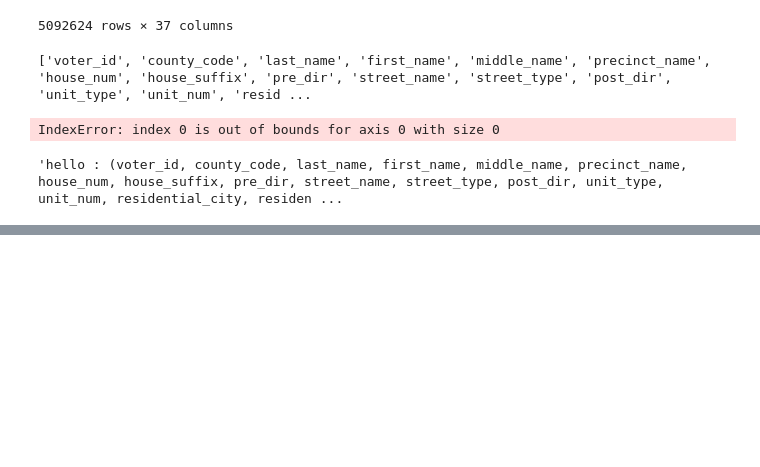
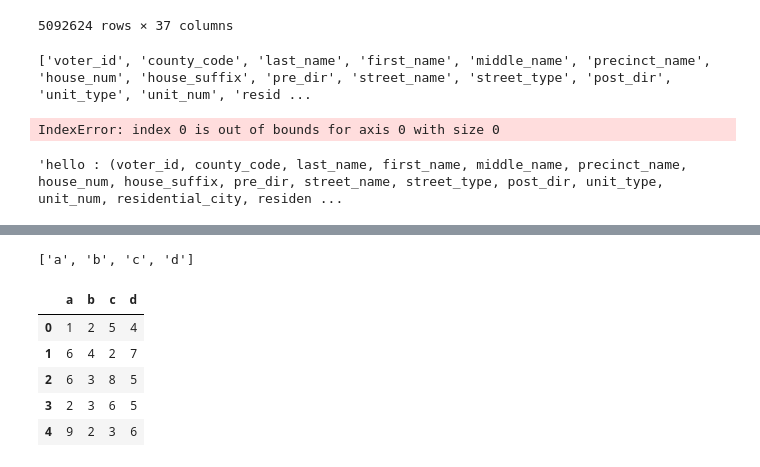
Before and after one commit to jasonbossert/colorado_elections, a Jupyter notebook: notebooks/data_02_reg_voters.ipynb, the cells around one changed output, grey strips where cells are left out. Cells and saved outputs as stored; diff of their text form; code cells hidden in the pictures; blank space fills up the shorter version.

```diff
--- a/notebooks/data_02_reg_voters.ipynb
+++ b/notebooks/data_02_reg_voters.ipynb
@@ -736,0 +768,29 @@ stri = "(" + ", ".join(b) + ")"
+# %%
+import shapely
+
+data = [
+    [1, 2, 5, 4, shapely.geometry.Point(1, 2)],
+    [6, 4, 2, 7, shapely.geometry.Point(4, 3)],
+    [6, 3, 8, 5, shapely.geometry.Point(5, 4)],
+    [2, 3, 6, 5, shapely.geometry.Point(7, 7)],
+    [9, 2, 3, 6, shapely.geometry.Point(6, 4)]
+]
+
+geo_column_name = 'geometry'
+gdf = gpd.GeoDataFrame(data=data, columns=['a', 'b', 'c', 'd', geo_column_name])
+# %%
+df_columns = list(gdf.columns.values)
+df_columns.remove(geo_column_name)
+df_columns
+# %% [output]
+['a', 'b', 'c', 'd']
+# %%
+df = pd.DataFrame(data=gdf[df_columns], columns=df_columns)
+df
+# %% [output]
+|  | a | b | c | d |
+| 0 | 1 | 2 | 5 | 4 |
+| 1 | 6 | 4 | 2 | 7 |
+| 2 | 6 | 3 | 8 | 5 |
+| 3 | 2 | 3 | 6 | 5 |
+| 4 | 9 | 2 | 3 | 6 |
```
Also changed, not shown: parts of 3 cells of this notebook, 5 other files.
